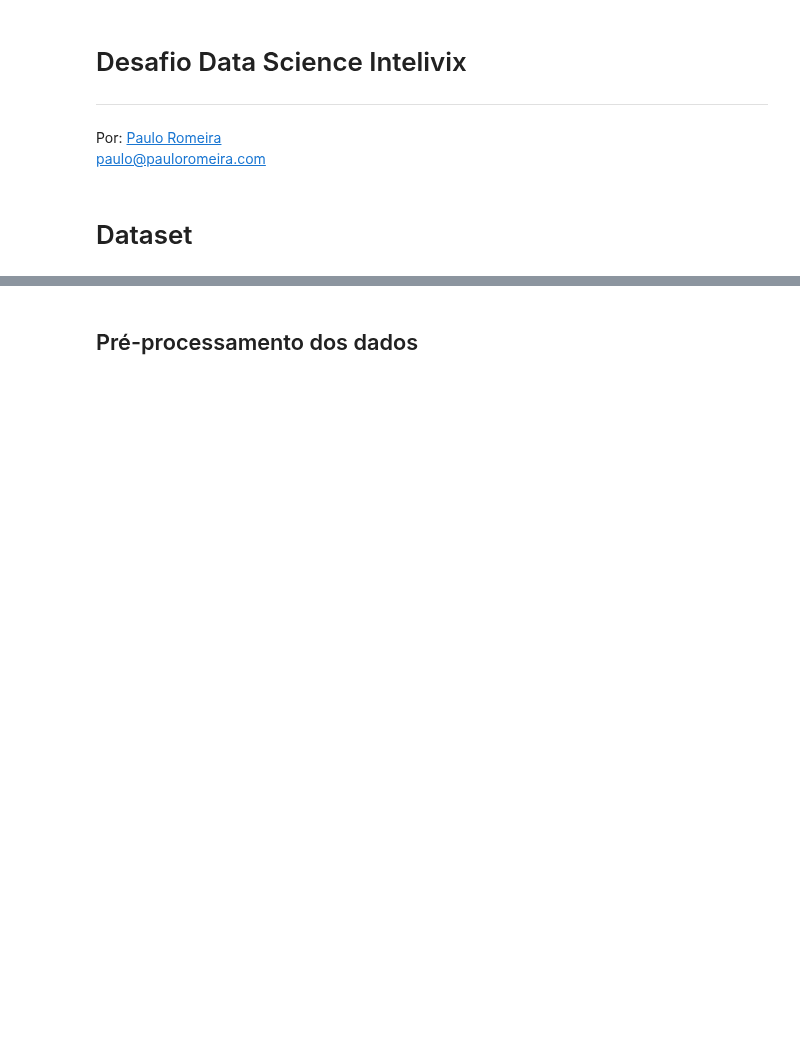
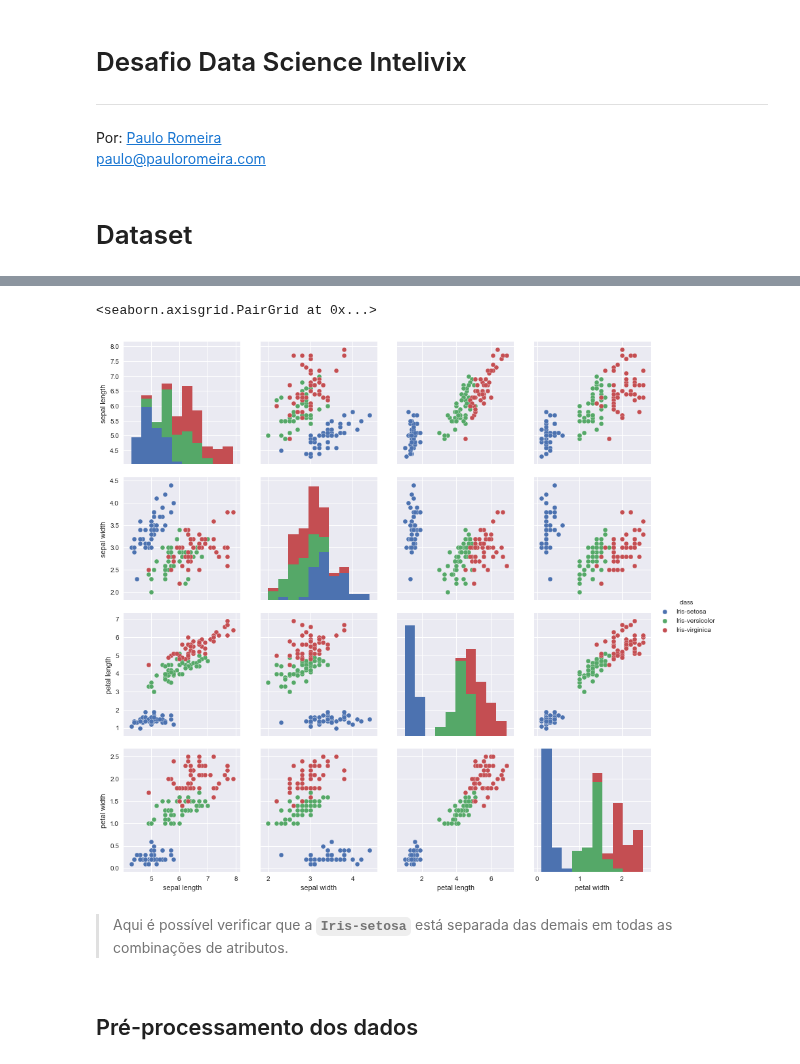
Before and after one commit to cristianokiu/desafio_datascience_intelivix_dez2016, a Jupyter notebook: Basico.ipynb, the cells around one changed output, grey strips where cells are left out. Drawn from its saved outputs; the diff is of its cells as text; code cells hidden in the pictures; blank space fills up the shorter version.

Commit message:
Add data visualization

```diff
--- a/Basico.ipynb
+++ b/Basico.ipynb
@@ -47,3 +56,10 @@ ds.groupby('class').first()
+# %%
+sns.pairplot(ds, hue="class", size=3)
+# %% [output]
+<seaborn.axisgrid.PairGrid at 0x...>
+[figure, added]
+# %% [markdown]
+> Aqui é possível verificar que a **`Iris-setosa`** está separada das demais em todas as combinações de atributos.
 # %% [markdown]
 ## Pré-processamento dos dados
 # %%
```
Also changed, not shown: parts of 5 cells of this notebook, 2 other files.
